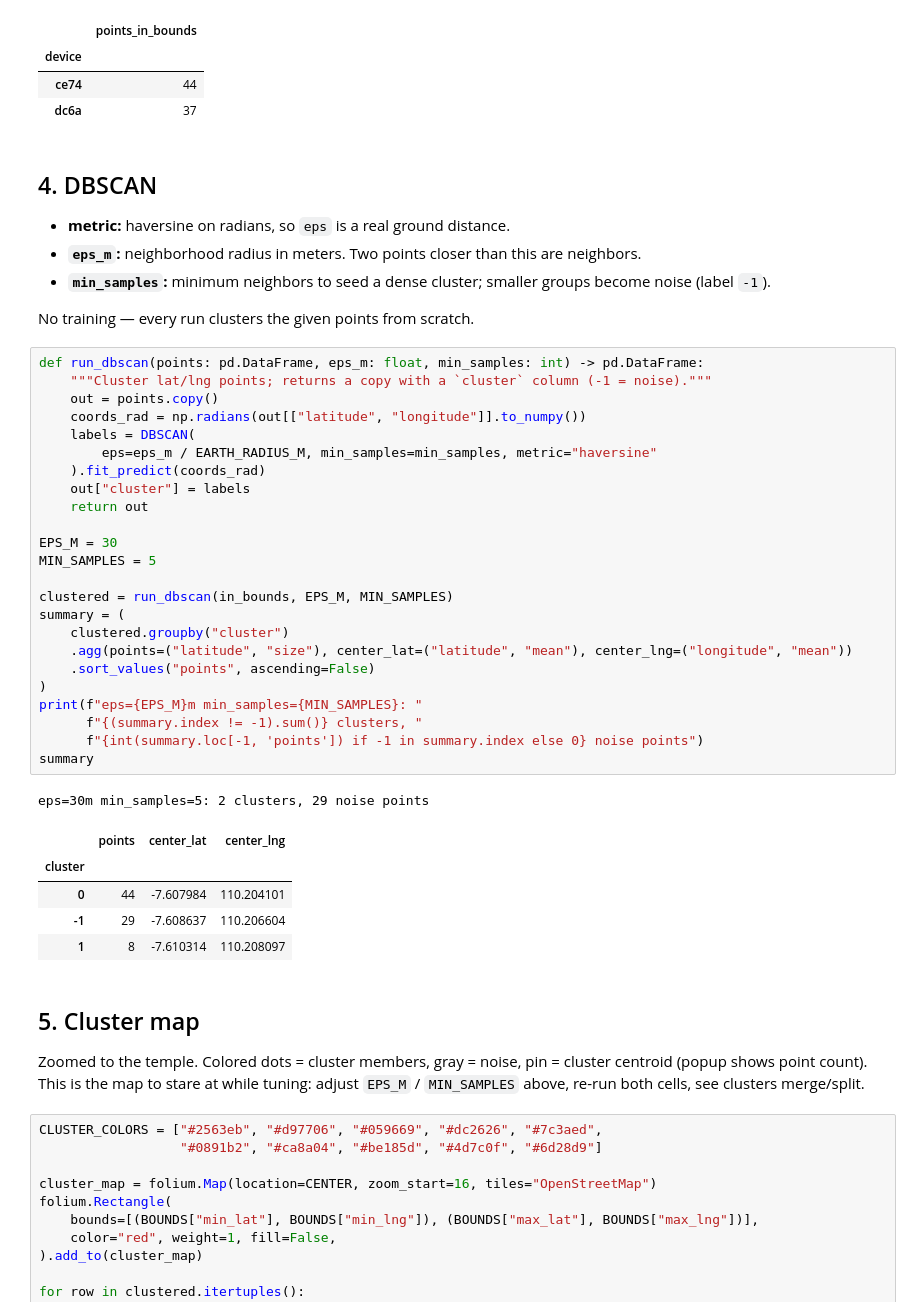
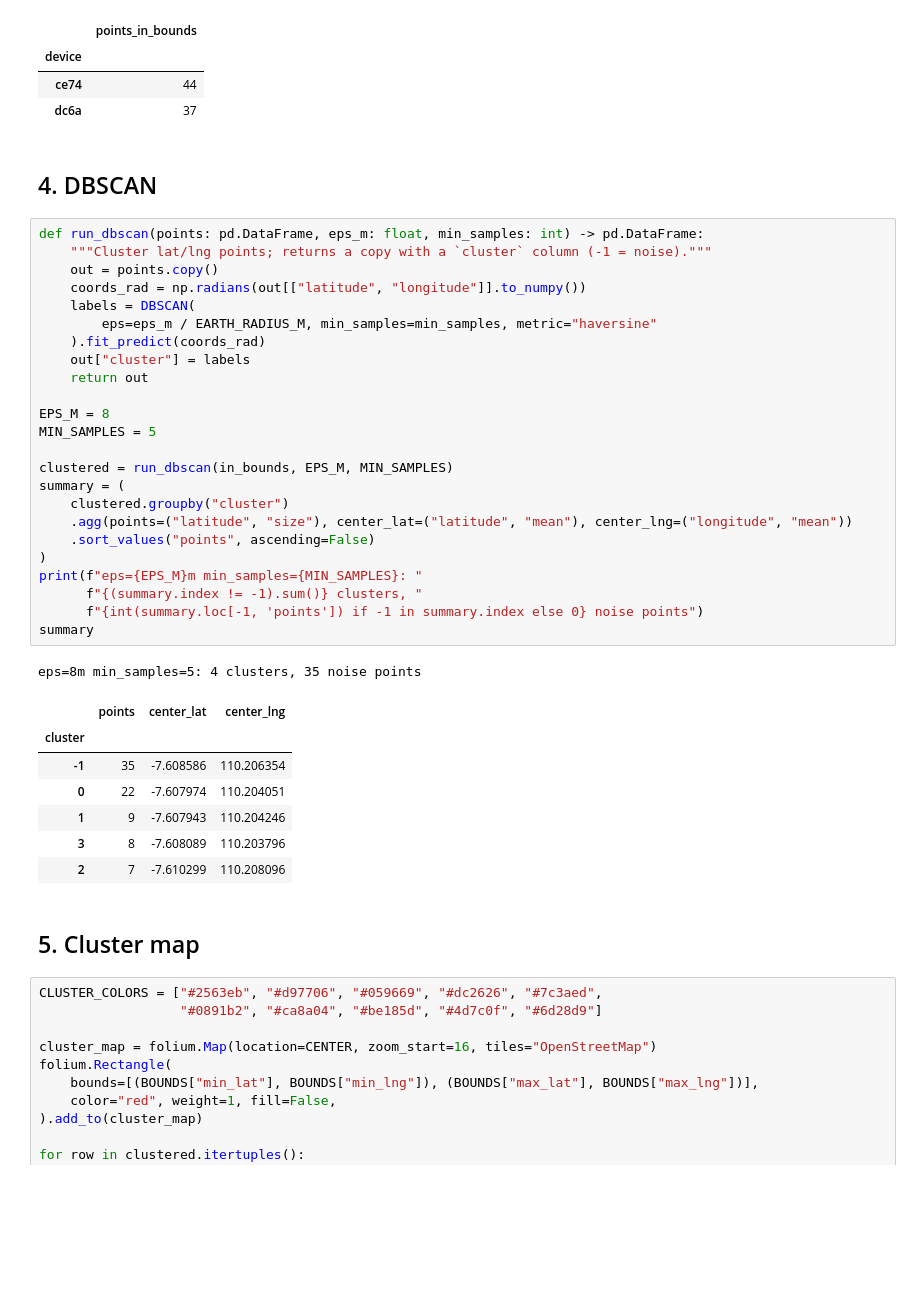
Before and after one commit to Hitchgernn/heatmap-dashboard, a Jupyter notebook: ml/notebooks/dbscan_exploration.ipynb, the cells around one changed output. Saved outputs shown, nothing was run; the diff lists cells and outputs as text; blank space fills up the shorter version.

```diff
--- a/ml/notebooks/dbscan_exploration.ipynb
+++ b/ml/notebooks/dbscan_exploration.ipynb
@@ -103,49 +83,41 @@ in bounds: 81 / 1619 rows (65 unique coordinates)
 | dc6a | 37 |
 # %% [markdown]
 ## 4. DBSCAN
-
-- **metric:** haversine on radians, so `eps` is a real ground distance.
-- **`eps_m`:** neighborhood radius in meters. Two points closer than this are neighbors.
-- **`min_samples`:** minimum neighbors to seed a dense cluster; smaller groups become noise (label `-1`).
-
-No training — every run clusters the given points from scratch.
 # %%
 def run_dbscan(points: pd.DataFrame, eps_m: float, min_samples: int) -> pd.DataFrame:
     """Cluster lat/lng points; returns a copy with a `cluster` column (-1 = noise)."""
     out = points.copy()
     coords_rad = np.radians(out[["latitude", "longitude"]].to_numpy())
     labels = DBSCAN(
         eps=eps_m / EARTH_RADIUS_M, min_samples=min_samples, metric="haversine"
     ).fit_predict(coords_rad)
     out["cluster"] = labels
     return out
 
-EPS_M = 30
+EPS_M = 8
 MIN_SAMPLES = 5
 
 clustered = run_dbscan(in_bounds, EPS_M, MIN_SAMPLES)
 summary = (
     clustered.groupby("cluster")
     .agg(points=("latitude", "size"), center_lat=("latitude", "mean"), center_lng=("longitude", "mean"))
     .sort_values("points", ascending=False)
 )
 print(f"eps={EPS_M}m min_samples={MIN_SAMPLES}: "
       f"{(summary.index != -1).sum()} clusters, "
       f"{int(summary.loc[-1, 'points']) if -1 in summary.index else 0} noise points")
 summary
 # %% [output]
-eps=30m min_samples=5: 2 clusters, 29 noise points
+eps=8m min_samples=5: 4 clusters, 35 noise points
 |  | points | center_lat | center_lng |
 | cluster |  |  |  |
-| 0 | 44 | -7.607984 | 110.204101 |
-| -1 | 29 | -7.608637 | 110.206604 |
-| 1 | 8 | -7.610314 | 110.208097 |
+| -1 | 35 | -7.608586 | 110.206354 |
+| 0 | 22 | -7.607974 | 110.204051 |
+| 1 | 9 | -7.607943 | 110.204246 |
+| 3 | 8 | -7.608089 | 110.203796 |
+| 2 | 7 | -7.610299 | 110.208096 |
 # %% [markdown]
 ## 5. Cluster map
-
-Zoomed to the temple. Colored dots = cluster members, gray = noise, pin = cluster
-centroid (popup shows point count). This is the map to stare at while tuning:
-adjust `EPS_M` / `MIN_SAMPLES` above, re-run both cells, see clusters merge/split.
 # %%
 CLUSTER_COLORS = ["#2563eb", "#d97706", "#059669", "#dc2626", "#7c3aed",
                   "#0891b2", "#ca8a04", "#be185d", "#4d7c0f", "#6d28d9"]
```
Also changed, not shown: parts of 6 cells of this notebook.
